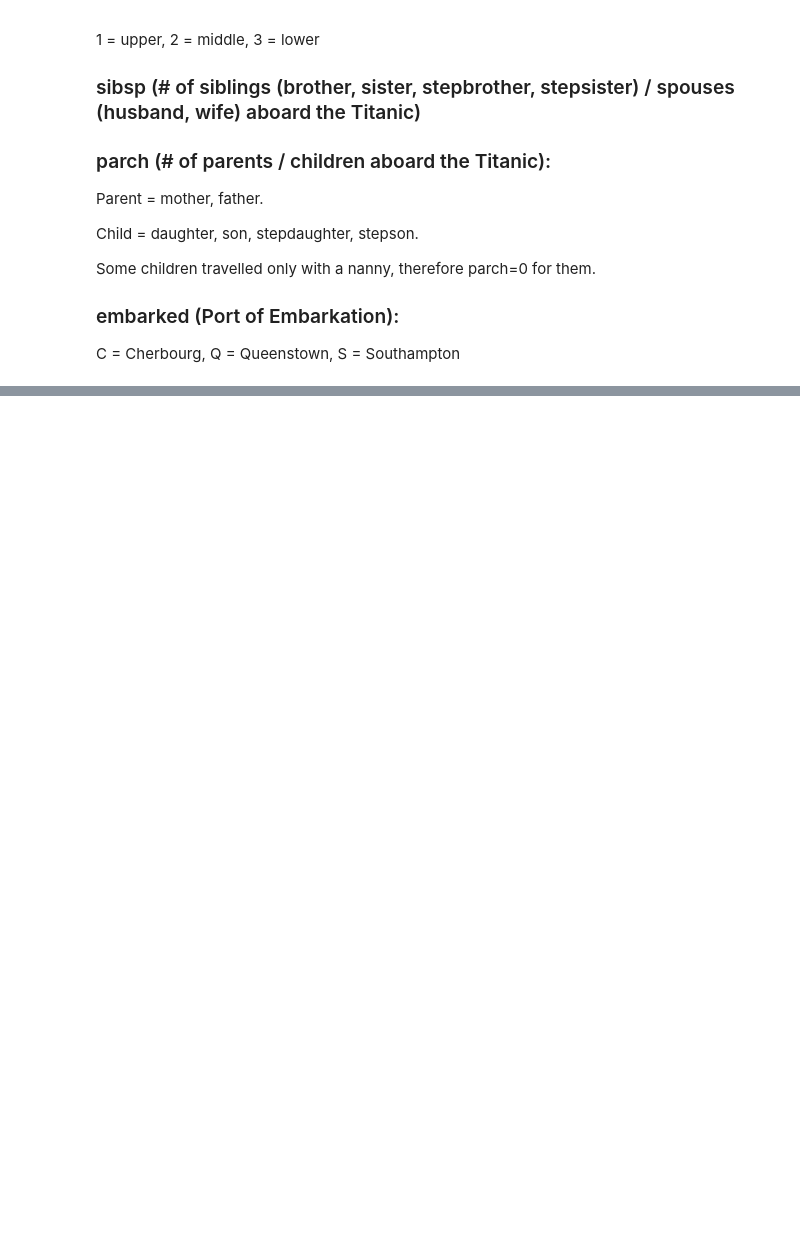
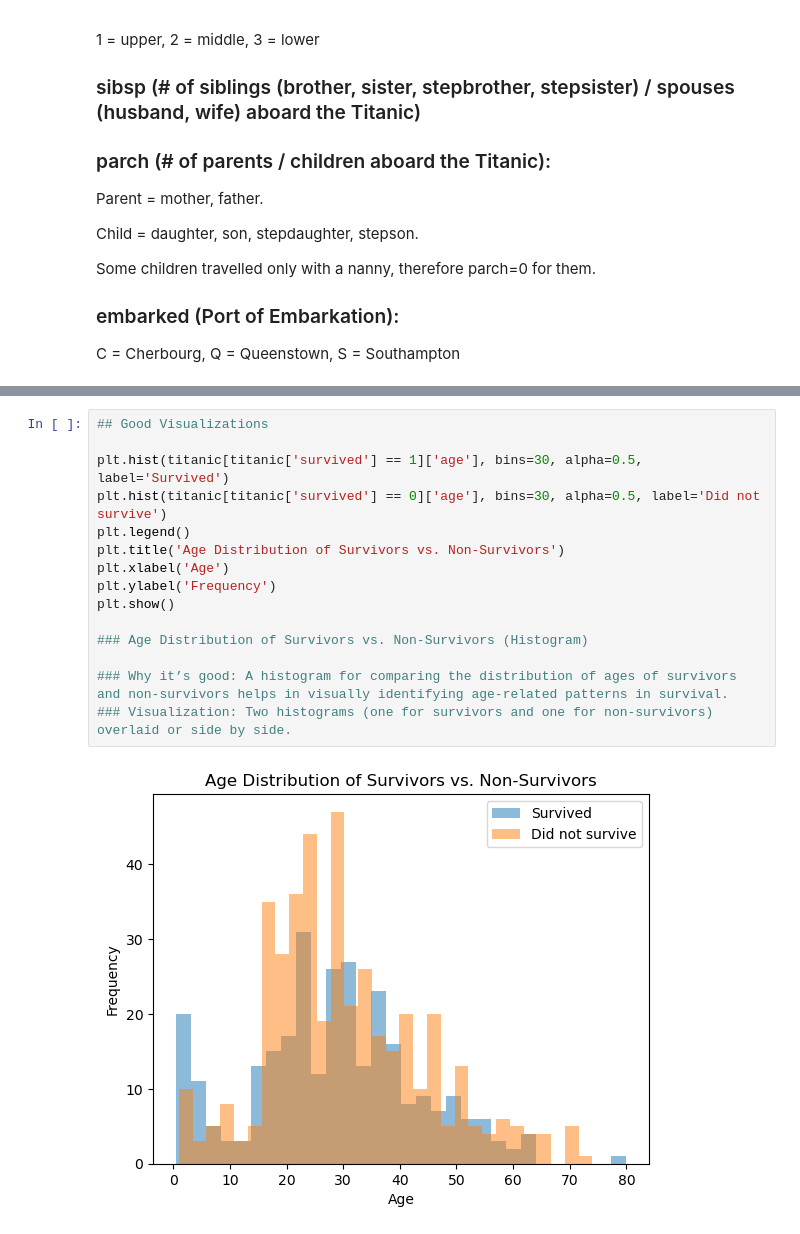
Before and after one commit to chance-roberts/DATA6550-Visualization, a Jupyter notebook: Code/Brown/BrownA_Visualization.ipynb, the cells around one changed output, grey strips where cells are left out. Saved outputs shown, nothing was run; the diff lists cells and outputs as text; blank space fills up the shorter version.

```diff
--- a/Code/Brown/BrownA_Visualization.ipynb
+++ b/Code/Brown/BrownA_Visualization.ipynb
@@ -62,0 +127,17 @@ memory usage: 80.7+ KB
+# %%
+## Good Visualizations
+
+plt.hist(titanic[titanic['survived'] == 1]['age'], bins=30, alpha=0.5, label='Survived')
+plt.hist(titanic[titanic['survived'] == 0]['age'], bins=30, alpha=0.5, label='Did not survive')
+plt.legend()
+plt.title('Age Distribution of Survivors vs. Non-Survivors')
+plt.xlabel('Age')
+plt.ylabel('Frequency')
+plt.show()
+
+### Age Distribution of Survivors vs. Non-Survivors (Histogram)
+
+### Why it’s good: A histogram for comparing the distribution of ages of survivors and non-survivors helps in visually identifying age-related patterns in survival.
+### Visualization: Two histograms (one for survivors and one for non-survivors) overlaid or side by side.
+# %% [output]
+[figure, added]
```
Also changed, not shown: parts of 12 cells of this notebook.
